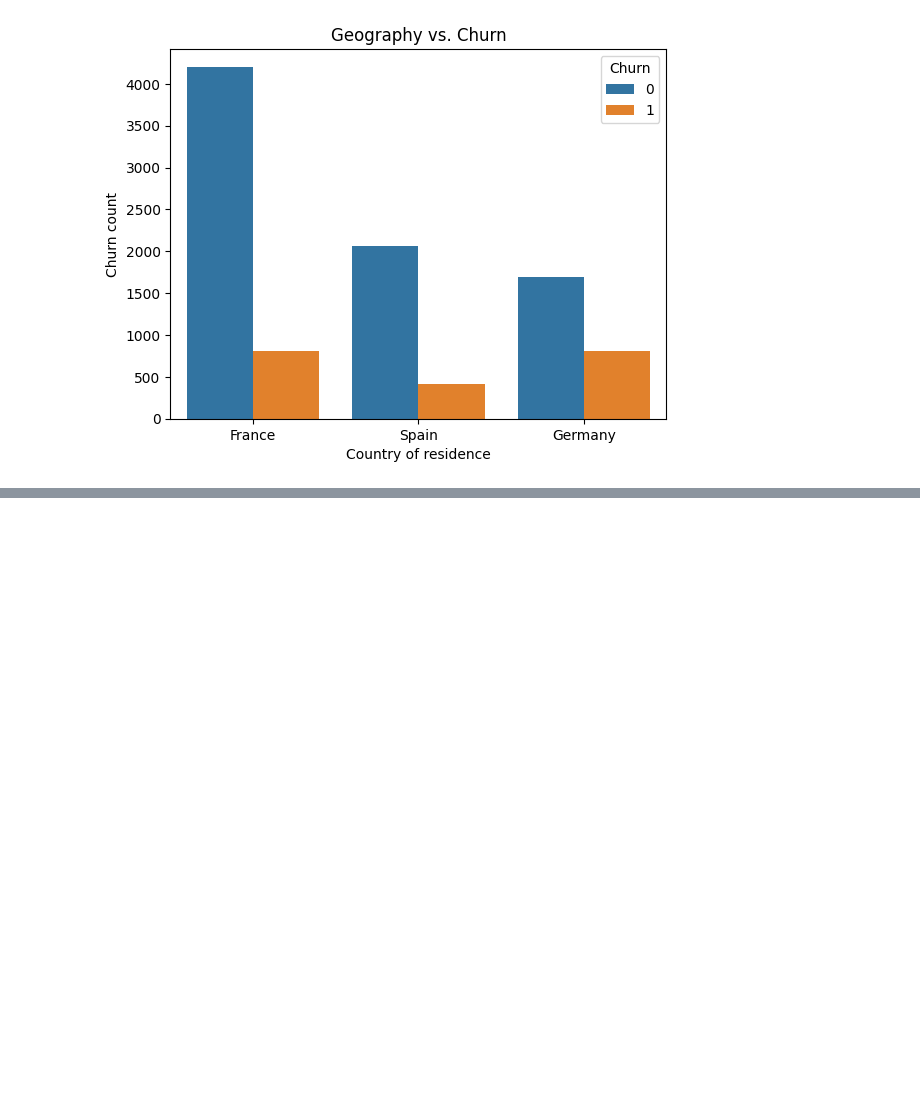
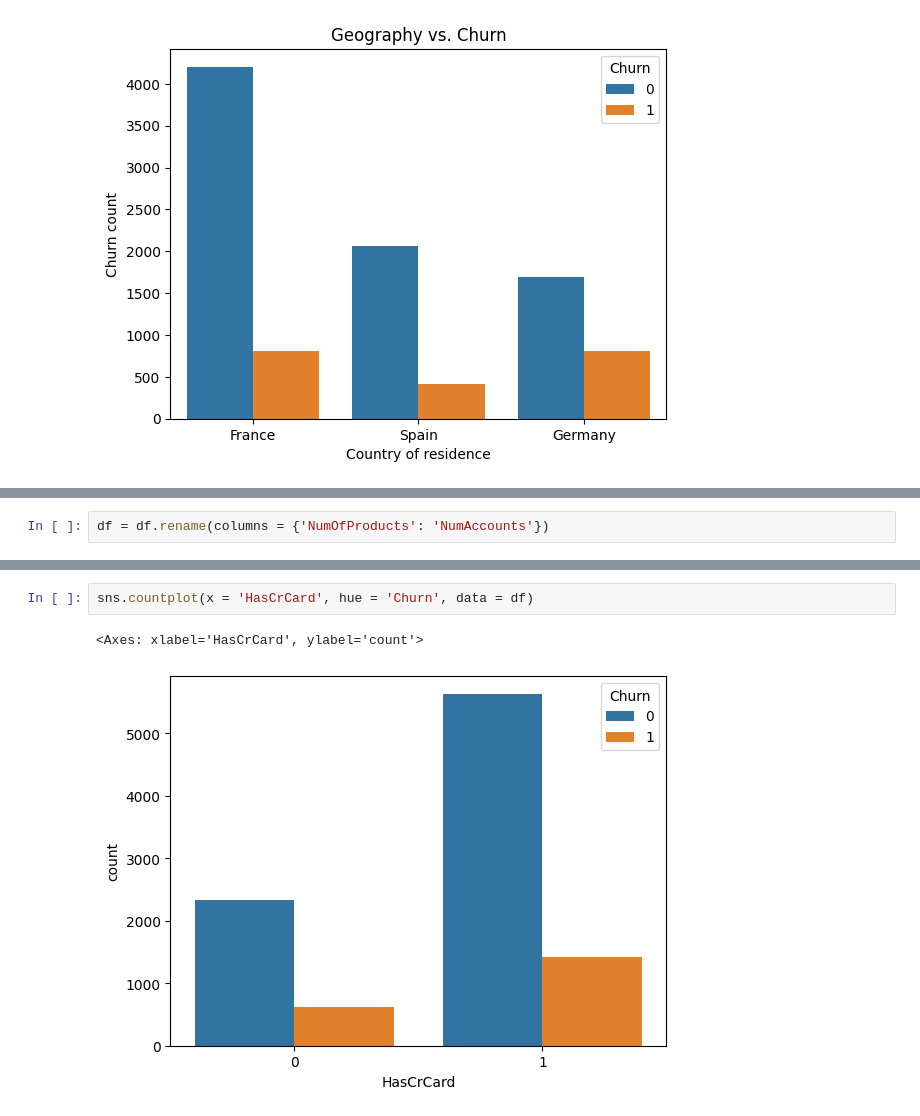
Before and after one commit to arnavakula/churn-prediction, a Jupyter notebook: churnanalysis.ipynb, the cells around one changed output, grey strips where cells are left out. Drawn from its saved outputs; the diff is of its cells as text; blank space fills up the shorter version.

```diff
--- a/churnanalysis.ipynb
+++ b/churnanalysis.ipynb
@@ -146,0 +180,2 @@ Text(0, 0.5, 'Churn count')
+# %%
+df = df.rename(columns = {'NumOfProducts': 'NumAccounts'})
@@ -146,0 +186,5 @@ Text(0, 0.5, 'Churn count')
+# %%
+sns.countplot(x = 'HasCrCard', hue = 'Churn', data = df)
+# %% [output]
+<Axes: xlabel='HasCrCard', ylabel='count'>
+[figure, added]
```
Also changed, not shown: parts of 9 cells of this notebook.
